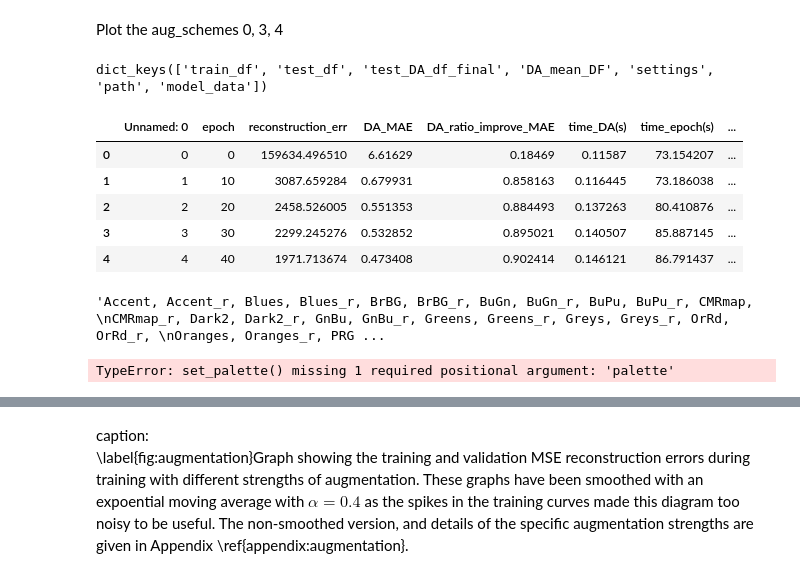
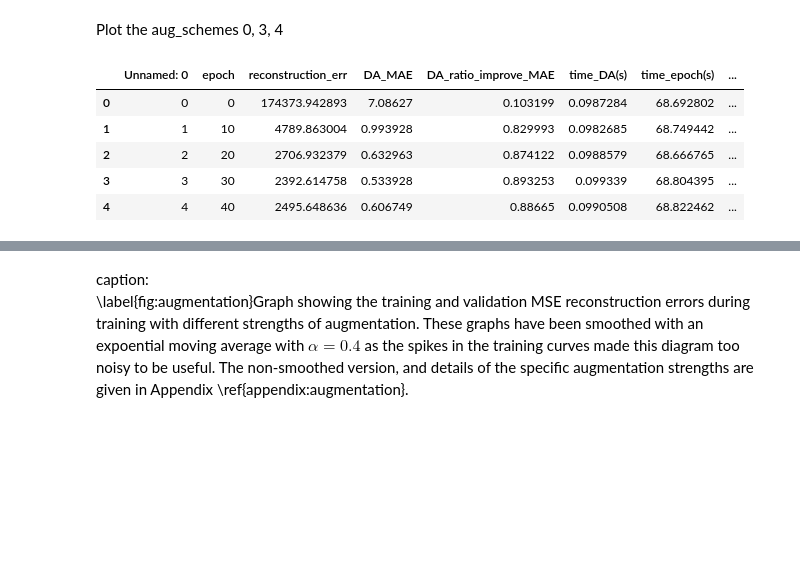
Before and after one commit to julianmack/Data_Assimilation, a Jupyter notebook: report/generate_figures/augmentation.ipynb, the cells around one changed output, grey strips where cells are left out. Drawn from its saved outputs; the diff is of its cells as text; code cells hidden in the pictures; blank space fills up the shorter version.

```diff
--- a/report/generate_figures/augmentation.ipynb
+++ b/report/generate_figures/augmentation.ipynb
@@ -46,6 +47,8 @@ res
 # %% [markdown]
 ### Load training data
 # %%
-exp_dirs = ["experiments/07b/", "experiments/DA3_2/07a/0", "experiments/DA3_2/07a/1"]
+exp_dirs = ["experiments/07b/", "experiments/DA3_2/07a/0", "experiments/DA3_2/07a/1", "experiments/07c/"]
 results = utils.extract_res_from_files(exp_dirs)
+for res in results:
+    print(res["model_data"])
 # %% [output]
@@ -55,14 +66,13 @@ Plot the aug_schemes 0, 3, 4
 # %%
 aug3 = results[2]
 aug4 = results[3]
-aug0 = results[5]
-aug0.keys()
+aug0 = results[-1]
+aug5 = results[4]
+#aug6 = results[5]
-# %% [output]
-dict_keys(['train_df', 'test_df', 'test_DA_df_final', 'DA_mean_DF', 'settings', 'path', 'model_data'])
 # %%
-schemes = {"0" :aug0, "1": aug3, "2": aug4}
-ALPHA_TRAIN = 0.4
-ALPHA_TEST = 0.4
+schemes = {"0" :aug0, "1": aug3, "2": aug4, "3":aug5, } #"4": aug6}
+ALPHA_TRAIN = 0.25
+ALPHA_TEST = 0.25
 for idx, (key, aug) in enumerate(schemes.items()):
     test_df = aug["test_df"].copy()
     train_df = aug["train_df"].copy()
@@ -75,61 +85,38 @@ for idx, (key, aug) in enumerate(schemes.items()):
     df["Epoch"] = df["epoch"]
     if idx == 0:
         Dout = df
     else:
         Dout = pd.concat([df, Dout], join='outer')
 Dout.head()
 
 #     sttn = aug["settings"]
 
 #     DA_mean_DF = aug.get("DA_mean_DF")
 #     print(DA_mean_DF)
 #     asdas
 #     model_data = aug["model_data"]
 
 #     plt.plot(test_df.epoch, test_df.reconstruction_err, 'ro-')
 #     plt.plot(train_df.epoch, train_df.reconstruction_err, 'g+-')
 #     plt.grid(True, axis='y', )
 #     plt.grid(True, axis='x', )
 #     #############################
 #     # multiple line plot
 
 #     #ax.set_ylabel('MSE loss', color=color1)
 #     #ax.tick_params(axis='y', labelcolor=color1)
 
 
 #     #set axes:
 #     if ylim1:
 #         ax.set_ylim(ylim1[0], ylim1[1])
 # %% [output]
 |  | Unnamed: 0 | epoch | reconstruction_err | DA_MAE | DA_ratio_improve_MAE | time_DA(s) | time_epoch(s) | ... |
-| 0 | 0 | 0 | 159634.496510 | 6.61629 | 0.18469 | 0.11587 | 73.154207 | ... |
-| 1 | 1 | 10 | 3087.659284 | 0.679931 | 0.858163 | 0.116445 | 73.186038 | ... |
-| 2 | 2 | 20 | 2458.526005 | 0.551353 | 0.884493 | 0.137263 | 80.410876 | ... |
-| 3 | 3 | 30 | 2299.245276 | 0.532852 | 0.895021 | 0.140507 | 85.887145 | ... |
-| 4 | 4 | 40 | 1971.713674 | 0.473408 | 0.902414 | 0.146121 | 86.791437 | ... |
+| 0 | 0 | 0 | 174373.942893 | 7.08627 | 0.103199 | 0.0987284 | 68.692802 | ... |
+| 1 | 1 | 10 | 4789.863004 | 0.993928 | 0.829993 | 0.0982685 | 68.749442 | ... |
+| 2 | 2 | 20 | 2706.932379 | 0.632963 | 0.874122 | 0.0988579 | 68.666765 | ... |
+| 3 | 3 | 30 | 2392.614758 | 0.533928 | 0.893253 | 0.099339 | 68.804395 | ... |
+| 4 | 4 | 40 | 2495.648636 | 0.606749 | 0.88665 | 0.0990508 | 68.822462 | ... |
-# %%
-"""Accent, Accent_r, Blues, Blues_r, BrBG, BrBG_r, BuGn, BuGn_r, BuPu, BuPu_r, CMRmap,
-CMRmap_r, Dark2, Dark2_r, GnBu, GnBu_r, Greens, Greens_r, Greys, Greys_r, OrRd, OrRd_r,
-Oranges, Oranges_r, PRGn, PRGn_r, Paired, Paired_r, Pastel1, Pastel1_r, Pastel2, Pastel2_r,
-PiYG, PiYG_r, PuBu, PuBuGn, PuBuGn_r, PuBu_r, PuOr, PuOr_r, PuRd, PuRd_r, Purples, Purples_r,
-RdBu, RdBu_r, RdGy, RdGy_r, RdPu, RdPu_r, RdYlBu, RdYlBu_r, RdYlGn, RdYlGn_r, Reds, Reds_r,
-Set1, Set1_r, Set2, Set2_r, Set3, Set3_r, Spectral, Spectral_r, Wistia, Wistia_r, YlGn, YlGnBu,
-YlGnBu_r, YlGn_r, YlOrBr, YlOrBr_r, YlOrRd, YlOrRd_r, afmhot, afmhot_r, autumn, autumn_r, binary,
-binary_r, bone, bone_r, brg, brg_r, bwr, bwr_r, cividis, cividis_r, cool, cool_r, coolwarm, coolwarm_r,
-copper, copper_r, cubehelix, cubehelix_r, flag, flag_r, gist_earth, gist_earth_r, gist_gray, gist_gray_r,
-gist_heat, gist_heat_r, gist_ncar, gist_ncar_r, gist_rainbow, gist_rainbow_r, gist_stern, gist_stern_r,
-gist_yarg, gist_yarg_r, gnuplot, gnuplot2, gnuplot2_r, gnuplot_r, gray, gray_r, hot, hot_r, hsv, hsv_r,
-icefire, icefire_r, inferno, inferno_r, jet, jet_r, magma, magma_r, mako, mako_r, nipy_spectral, nipy_spectral_r,
-ocean, ocean_r, pink, pink_r, plasma, plasma_r, prism, prism_r, rainbow, rainbow_r, rocket, rocket_r, seismic,
-seismic_r, spring, spring_r, summer, summer_r, tab10, tab10_r, tab20, tab20_r, tab20b, tab20b_r, tab20c, tab20c_r,
-terrain, terrain_r, twilight, twilight_r, twilight_shifted, twilight_shifted_r, viridis, viridis_r, vlag, vlag_r,
-winter, winter_r"""
-# %% [output]
-'Accent, Accent_r, Blues, Blues_r, BrBG, BrBG_r, BuGn, BuGn_r, BuPu, BuPu_r, CMRmap, \nCMRmap_r, Dark2, Dark2_r, GnBu, GnBu_r, Greens, Greens_r, Greys, Greys_r, OrRd, OrRd_r, \nOranges, Oranges_r, PRG ...
-# %%
-sns.set_palette()
-# %% [output]
-TypeError: set_palette() missing 1 required positional argument: 'palette'
 # %%
 # Plot the responses for different events and regions
 
```
Also changed, not shown: parts of 5 cells of this notebook, 13 other files.
